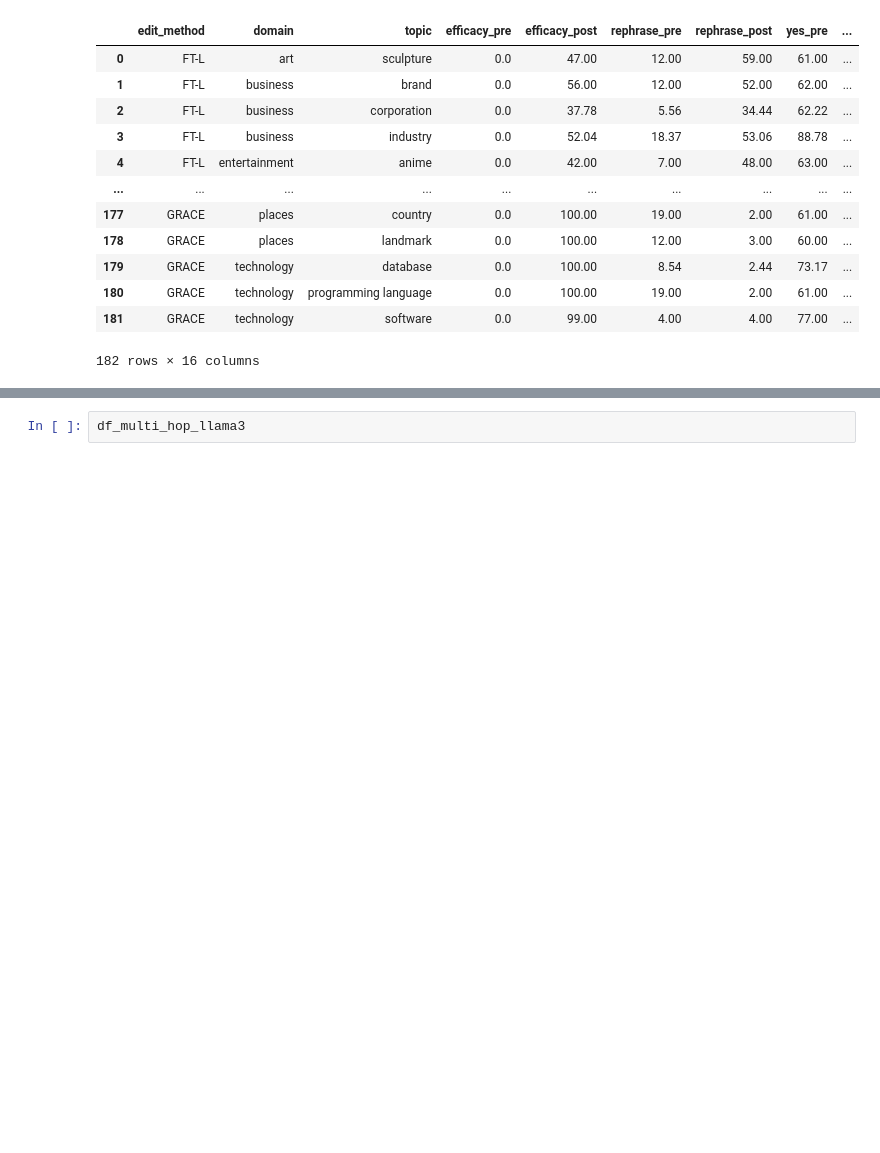
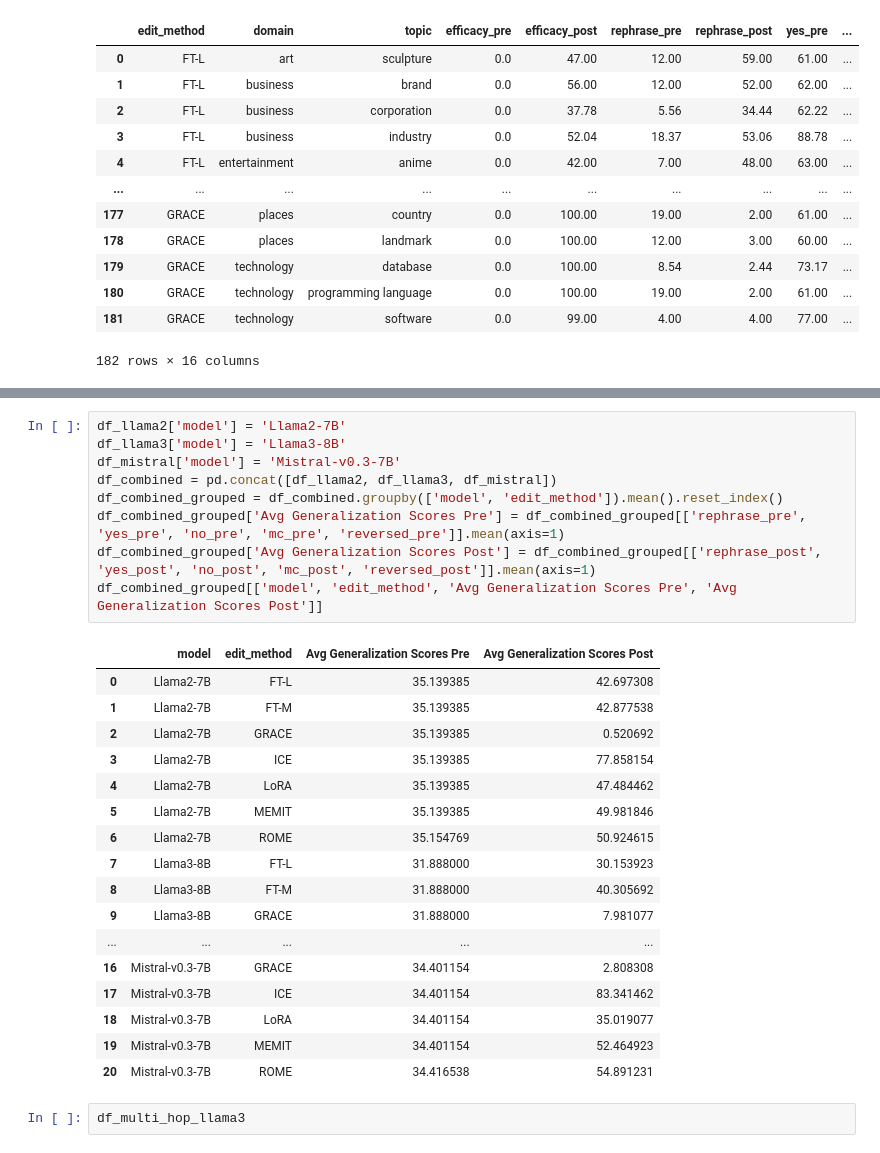
Before and after one commit to llm-editing/HalluEditBench, a Jupyter notebook: code/result_table.ipynb, the cells around one changed output, grey strips where cells are left out. Saved outputs shown, nothing was run; the diff lists cells and outputs as text; blank space fills up the shorter version.

```diff
--- a/code/result_table.ipynb
+++ b/code/result_table.ipynb
@@ -95,3 +119,30 @@ df_llama3
+# %%
+df_llama2['model'] = 'Llama2-7B'
+df_llama3['model'] = 'Llama3-8B'
+df_mistral['model'] = 'Mistral-v0.3-7B'
+df_combined = pd.concat([df_llama2, df_llama3, df_mistral])
+df_combined_grouped = df_combined.groupby(['model', 'edit_method']).mean().reset_index()
+df_combined_grouped['Avg Generalization Scores Pre'] = df_combined_grouped[['rephrase_pre', 'yes_pre', 'no_pre', 'mc_pre', 'reversed_pre']].mean(axis=1)
+df_combined_grouped['Avg Generalization Scores Post'] = df_combined_grouped[['rephrase_post', 'yes_post', 'no_post', 'mc_post', 'reversed_post']].mean(axis=1)
+df_combined_grouped[['model', 'edit_method', 'Avg Generalization Scores Pre', 'Avg Generalization Scores Post']]
+# %% [output]
+|  | model | edit_method | Avg Generalization Scores Pre | Avg Generalization Scores Post |
+| 0 | Llama2-7B | FT-L | 35.139385 | 42.697308 |
+| 1 | Llama2-7B | FT-M | 35.139385 | 42.877538 |
+| 2 | Llama2-7B | GRACE | 35.139385 | 0.520692 |
+| 3 | Llama2-7B | ICE | 35.139385 | 77.858154 |
+| 4 | Llama2-7B | LoRA | 35.139385 | 47.484462 |
+| 5 | Llama2-7B | MEMIT | 35.139385 | 49.981846 |
+| 6 | Llama2-7B | ROME | 35.154769 | 50.924615 |
+| 7 | Llama3-8B | FT-L | 31.888000 | 30.153923 |
+| 8 | Llama3-8B | FT-M | 31.888000 | 40.305692 |
+| 9 | Llama3-8B | GRACE | 31.888000 | 7.981077 |
+| ... | ... | ... | ... | ... |
+| 16 | Mistral-v0.3-7B | GRACE | 34.401154 | 2.808308 |
+| 17 | Mistral-v0.3-7B | ICE | 34.401154 | 83.341462 |
+| 18 | Mistral-v0.3-7B | LoRA | 34.401154 | 35.019077 |
+| 19 | Mistral-v0.3-7B | MEMIT | 34.401154 | 52.464923 |
+| 20 | Mistral-v0.3-7B | ROME | 34.416538 | 54.891231 |
 # %%
 df_multi_hop_llama3
 # %% [output]
```
Also changed, not shown: parts of 6 cells of this notebook.
